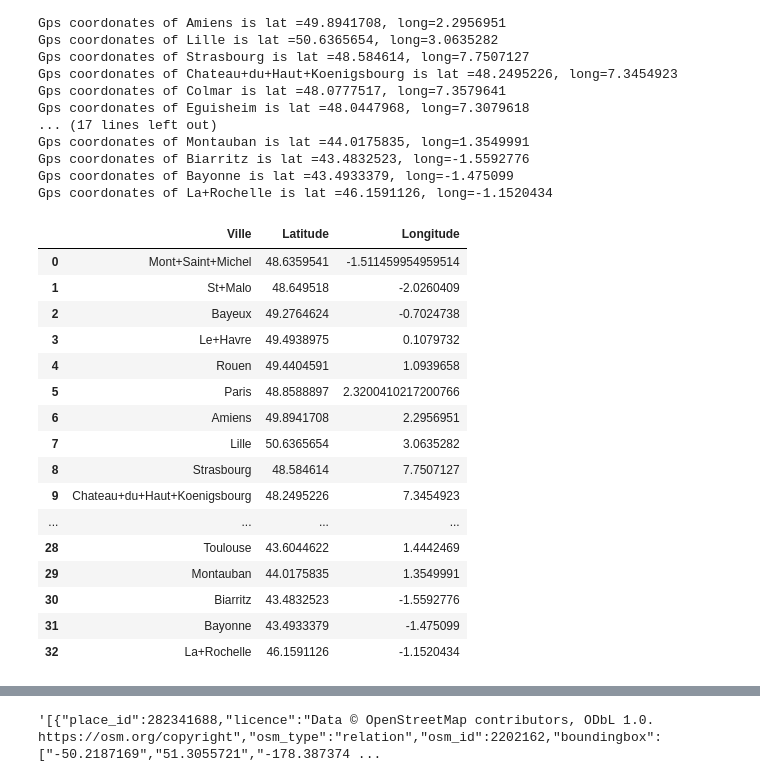
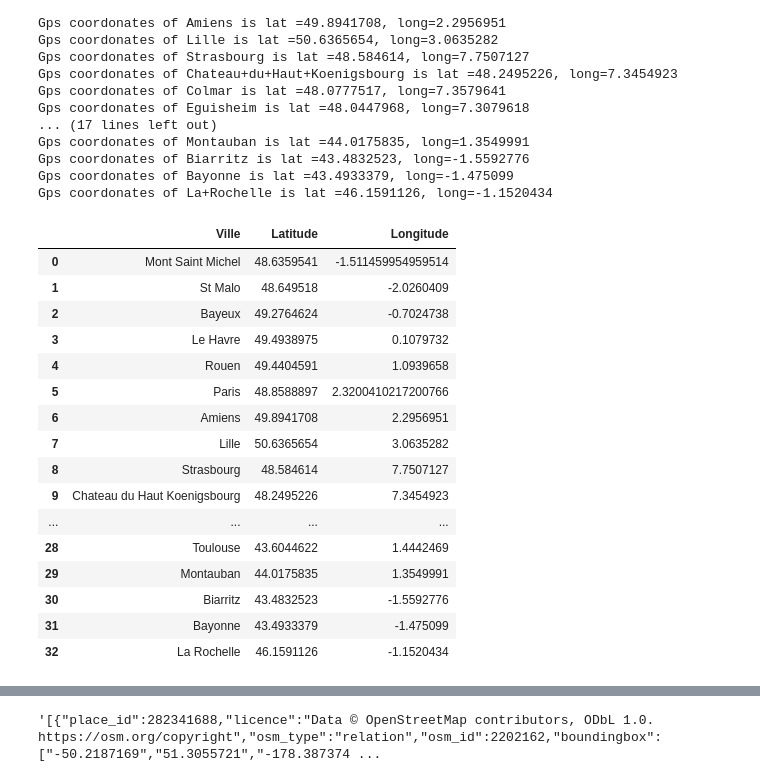
Before and after one commit to cgbezo/projet_02_kayak, a Jupyter notebook: projet_02_kayak.ipynb, the cells around one changed output, grey strips where cells are left out. Cells and saved outputs as stored; diff of their text form; code cells hidden in the pictures.

Commit message:
Clean of cities' names

```diff
--- a/projet_02_kayak.ipynb
+++ b/projet_02_kayak.ipynb
@@ -128,22 +128,27 @@ Gps coordonates of La+Rochelle is lat =46.1591126, long=-1.1520434
 # %%
 #Reset Index created by our loop
 final = final.reset_index(drop=True)
+#Column swap
+columns_titles = ["Ville","Latitude","Longitude"]
+final=final.reindex(columns=columns_titles)
+#Deleting "+" in cities' names
+final["Ville"] = [str(str(i).replace("+", " ")) for i in final["Ville"]]
 final
 # %% [output]
 |  | Ville | Latitude | Longitude |
-| 0 | Mont+Saint+Michel | 48.6359541 | -1.511459954959514 |
-| 1 | St+Malo | 48.649518 | -2.0260409 |
+| 0 | Mont Saint Michel | 48.6359541 | -1.511459954959514 |
+| 1 | St Malo | 48.649518 | -2.0260409 |
 | 2 | Bayeux | 49.2764624 | -0.7024738 |
-| 3 | Le+Havre | 49.4938975 | 0.1079732 |
+| 3 | Le Havre | 49.4938975 | 0.1079732 |
 | 4 | Rouen | 49.4404591 | 1.0939658 |
 | 5 | Paris | 48.8588897 | 2.3200410217200766 |
 | 6 | Amiens | 49.8941708 | 2.2956951 |
 | 7 | Lille | 50.6365654 | 3.0635282 |
 | 8 | Strasbourg | 48.584614 | 7.7507127 |
-| 9 | Chateau+du+Haut+Koenigsbourg | 48.2495226 | 7.3454923 |
+| 9 | Chateau du Haut Koenigsbourg | 48.2495226 | 7.3454923 |
 | ... | ... | ... | ... |
 | 28 | Toulouse | 43.6044622 | 1.4442469 |
 | 29 | Montauban | 44.0175835 | 1.3549991 |
 | 30 | Biarritz | 43.4832523 | -1.5592776 |
 | 31 | Bayonne | 43.4933379 | -1.475099 |
-| 32 | La+Rochelle | 46.1591126 | -1.1520434 |
+| 32 | La Rochelle | 46.1591126 | -1.1520434 |
```
Also changed, not shown: parts of 1 cell of this notebook.
